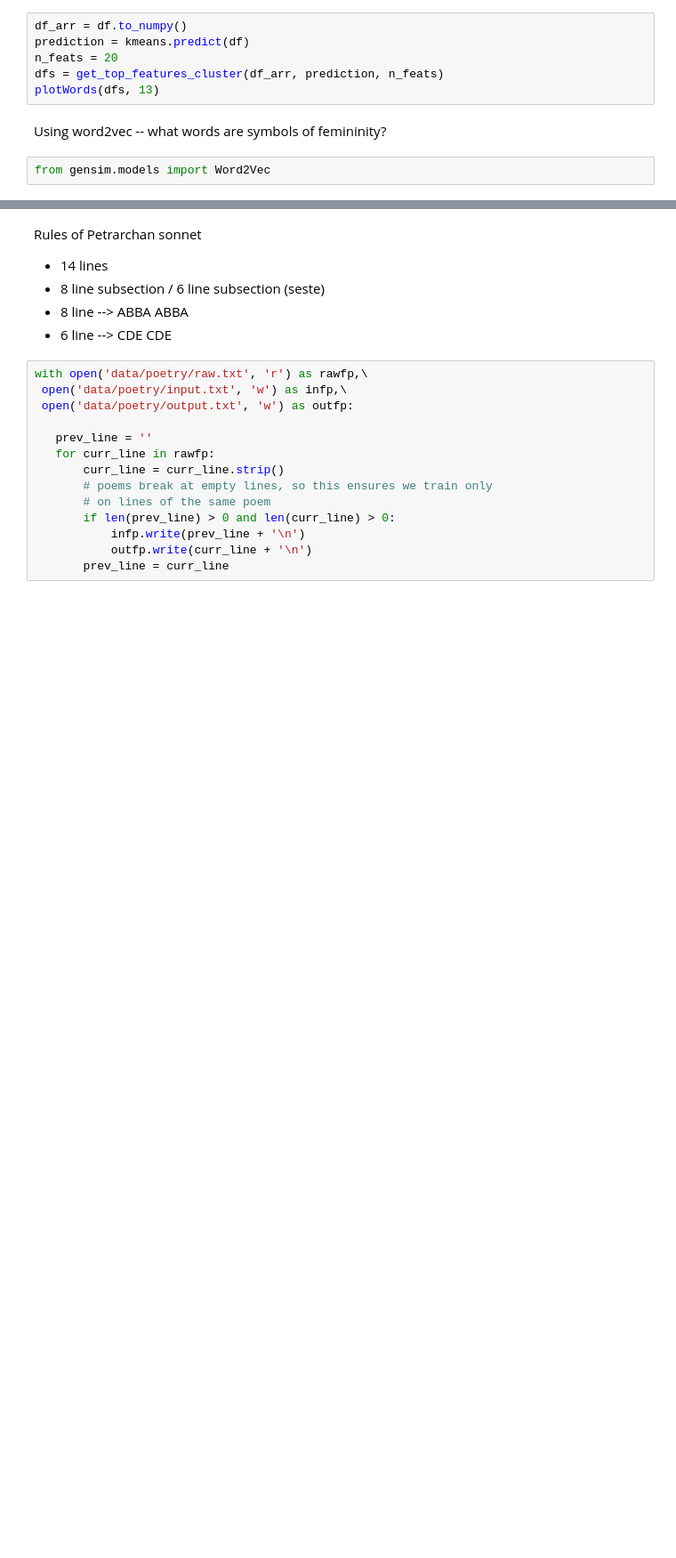
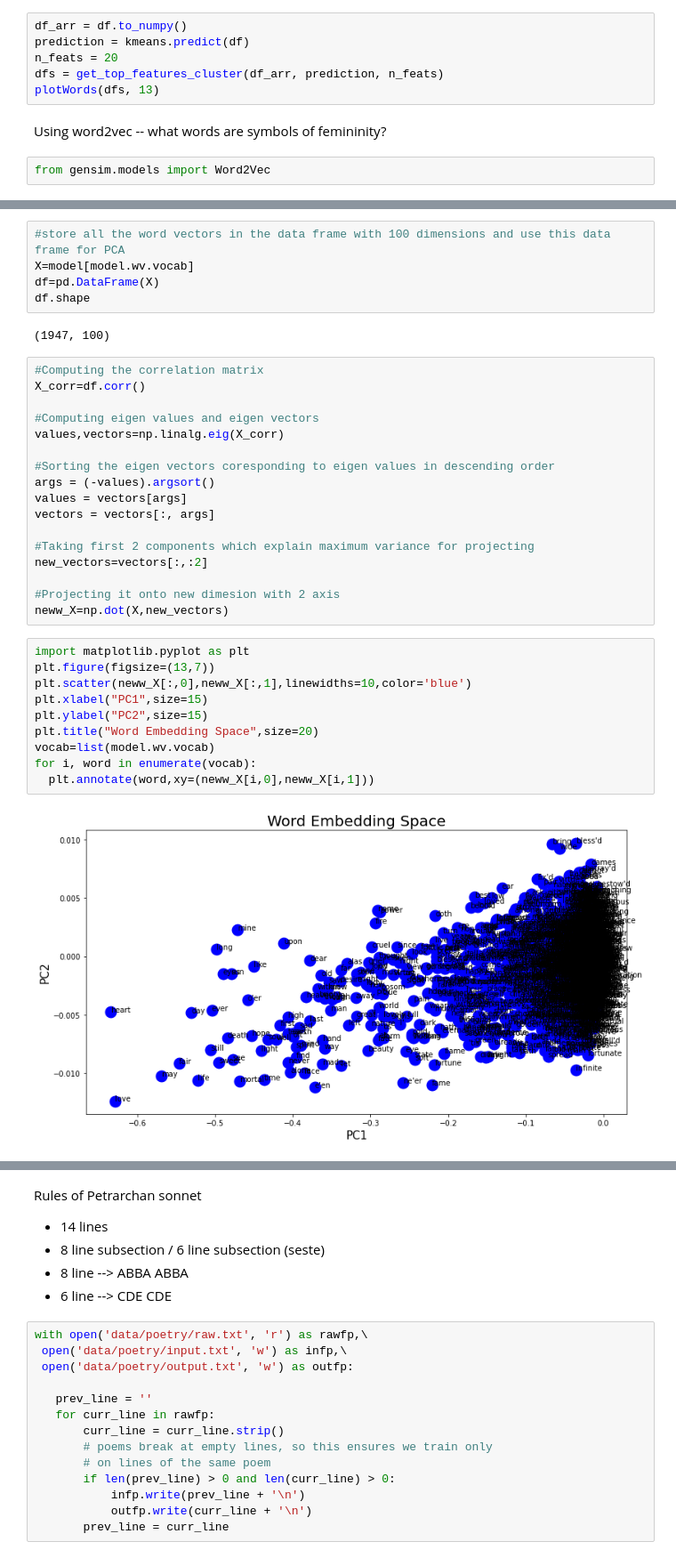
Before and after one commit to yi-ye-zhi-qiu/PetrarchsMisogyny, a Jupyter notebook: poemgenerator.ipynb, the cells around one changed output, grey strips where cells are left out. Shown at 89% size. Drawn from its saved outputs; the diff is of its cells as text; blank space fills up the shorter version.

Commit message:
update word2vec embedding visualizations

```diff
--- a/poemgenerator.ipynb
+++ b/poemgenerator.ipynb
@@ -274,0 +297,36 @@ AttributeError: ignored
+# %%
+#store all the word vectors in the data frame with 100 dimensions and use this data frame for PCA
+X=model[model.wv.vocab]
+df=pd.DataFrame(X)
+df.shape
+# %% [output]
+(1947, 100)
+# %%
+#Computing the correlation matrix
+X_corr=df.corr()
+
+#Computing eigen values and eigen vectors
+values,vectors=np.linalg.eig(X_corr)
+
+#Sorting the eigen vectors coresponding to eigen values in descending order
+args = (-values).argsort()
+values = vectors[args]
+vectors = vectors[:, args]
+
+#Taking first 2 components which explain maximum variance for projecting
+new_vectors=vectors[:,:2]
+
+#Projecting it onto new dimesion with 2 axis
+neww_X=np.dot(X,new_vectors)
+# %%
+import matplotlib.pyplot as plt
+plt.figure(figsize=(13,7))
+plt.scatter(neww_X[:,0],neww_X[:,1],linewidths=10,color='blue')
+plt.xlabel("PC1",size=15)
+plt.ylabel("PC2",size=15)
+plt.title("Word Embedding Space",size=20)
+vocab=list(model.wv.vocab)
+for i, word in enumerate(vocab):
+  plt.annotate(word,xy=(neww_X[i,0],neww_X[i,1]))
+# %% [output]
+[figure, added]
```
Also changed, not shown: parts of 11 cells of this notebook.
